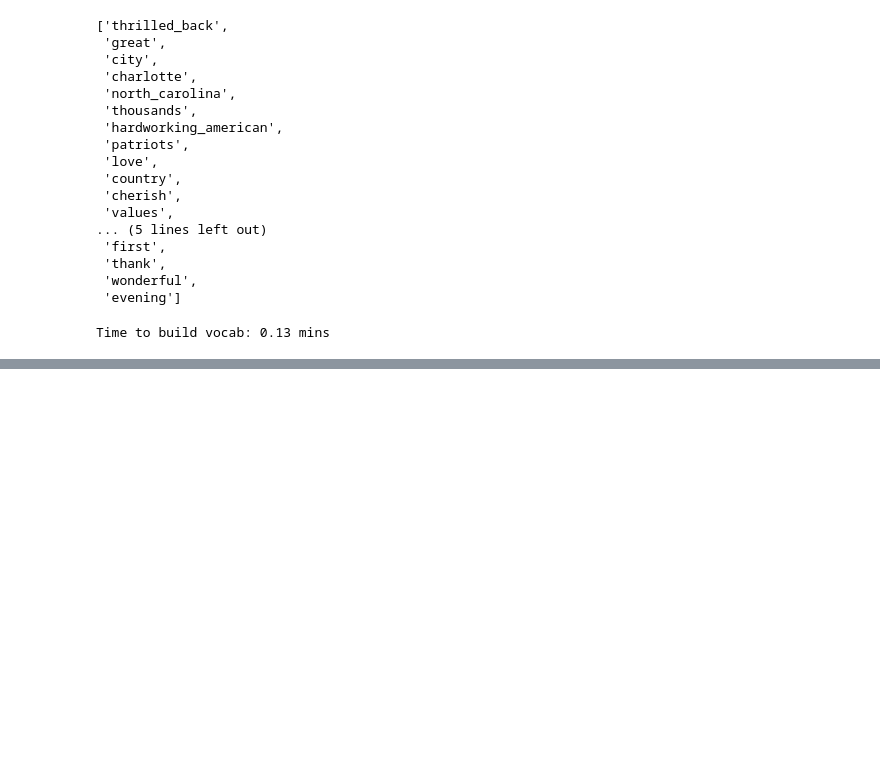
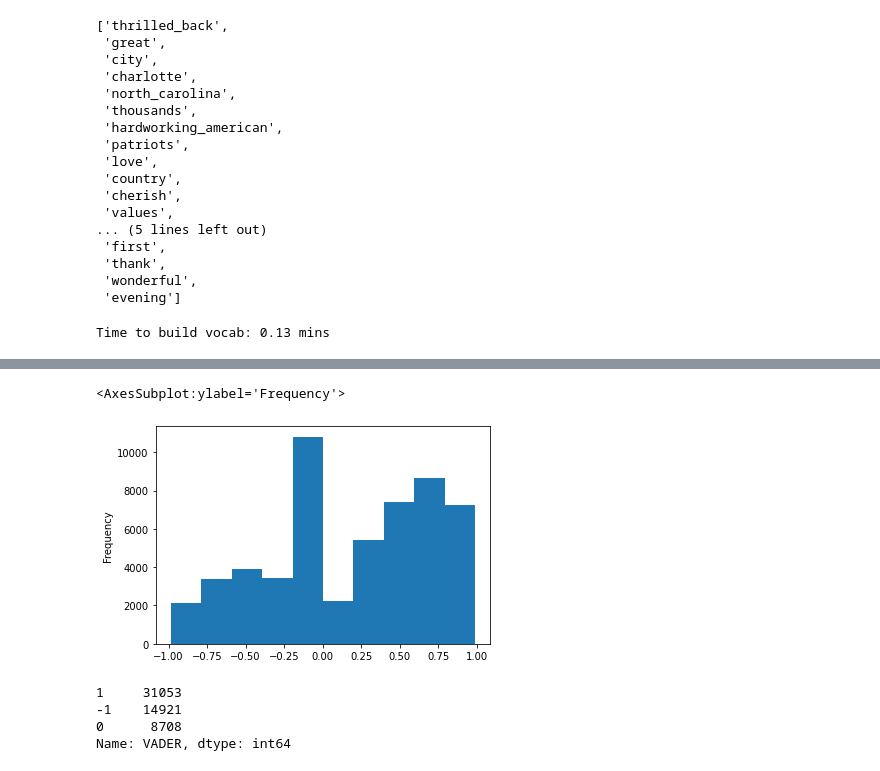
Before and after one commit to TZstatsADS/Spring2021-Project5-group2, a Jupyter notebook: doc/tds-unsupervised-sa.ipynb, the cells around one changed output, grey strips where cells are left out. Drawn from its saved outputs; the diff is of its cells as text; code cells hidden in the pictures; blank space fills up the shorter version.

```diff
--- a/doc/tds-unsupervised-sa.ipynb
+++ b/doc/tds-unsupervised-sa.ipynb
@@ -152,2 +171,7 @@ df_tweets.sentiment_text = df_tweets.sentiment_text.swifter.apply(lambda x: ' '.
+# %%
+df_tweets.sentiment_vader.plot(kind='hist')
+# %% [output]
+<AxesSubplot:ylabel='Frequency'>
+[figure, added]
 # %%
 cut_labels = [-1, 0, 1]
@@ -156,3 +181,10 @@ df_tweets['rate'] = pd.cut(df_tweets.sentiment_vader, bins=cut_bins, labels=cut_
+# %%
+df_tweets['VADER'].value_counts()
+# %% [output]
+1     31053
+-1    14921
+0      8708
+Name: VADER, dtype: int64
 # %%
 df_tweets.head()
 # %% [output]
```
Also changed, not shown: parts of 26 cells of this notebook, 6 other files.
